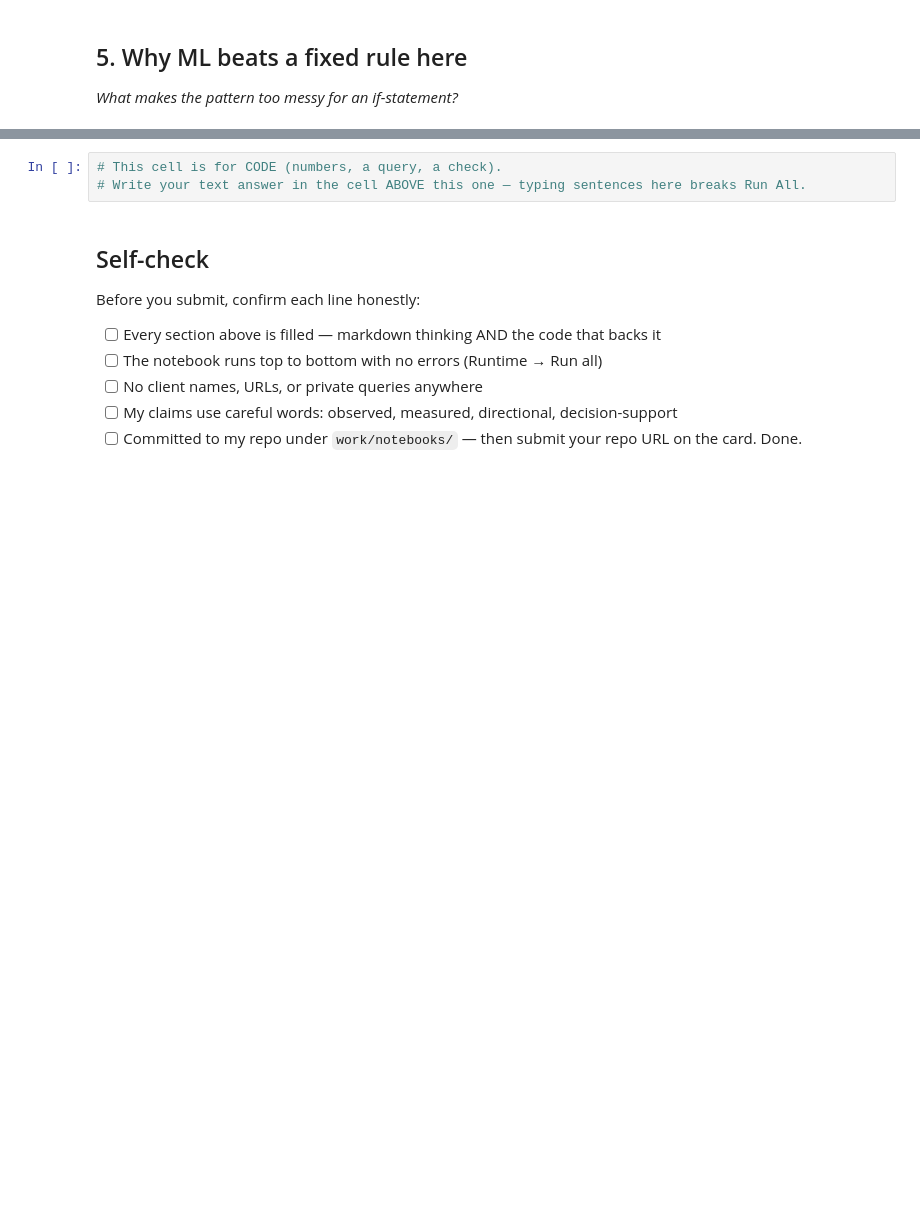
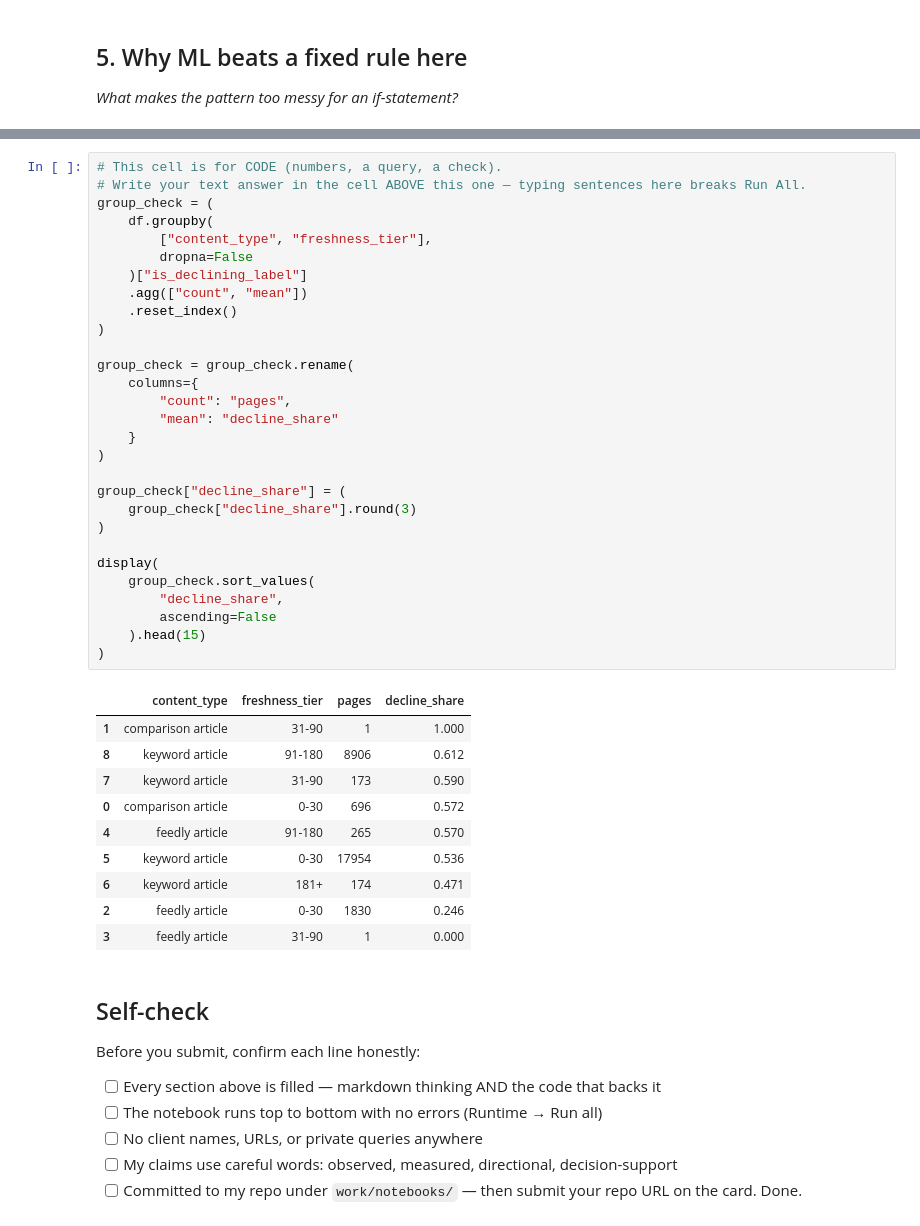
Before and after one commit to Jvssankar/flyrank-ml-internship, a Jupyter notebook: work/notebooks/w02_ml_task_framing.ipynb, the cells around one changed output, grey strips where cells are left out. Drawn from its saved outputs; the diff is of its cells as text; blank space fills up the shorter version.

```diff
--- a/work/notebooks/w02_ml_task_framing.ipynb
+++ b/work/notebooks/w02_ml_task_framing.ipynb
@@ -41,6 +162,43 @@ This skeleton is yours to fill. Work the sections **in order** — each one has
 # %%
 # This cell is for CODE (numbers, a query, a check).
 # Write your text answer in the cell ABOVE this one — typing sentences here breaks Run All.
+group_check = (
+    df.groupby(
+        ["content_type", "freshness_tier"],
+        dropna=False
+    )["is_declining_label"]
+    .agg(["count", "mean"])
+    .reset_index()
+)
+
+group_check = group_check.rename(
+    columns={
+        "count": "pages",
+        "mean": "decline_share"
+    }
+)
+
+group_check["decline_share"] = (
+    group_check["decline_share"].round(3)
+)
+
+display(
+    group_check.sort_values(
+        "decline_share",
+        ascending=False
+    ).head(15)
+)
+# %% [output]
+|  | content_type | freshness_tier | pages | decline_share |
+| 1 | comparison article | 31-90 | 1 | 1.000 |
+| 8 | keyword article | 91-180 | 8906 | 0.612 |
+| 7 | keyword article | 31-90 | 173 | 0.590 |
+| 0 | comparison article | 0-30 | 696 | 0.572 |
+| 4 | feedly article | 91-180 | 265 | 0.570 |
+| 5 | keyword article | 0-30 | 17954 | 0.536 |
+| 6 | keyword article | 181+ | 174 | 0.471 |
+| 2 | feedly article | 0-30 | 1830 | 0.246 |
+| 3 | feedly article | 31-90 | 1 | 0.000 |
 # %% [markdown]
 ## Self-check
 
```
Also changed, not shown: parts of 10 cells of this notebook.
